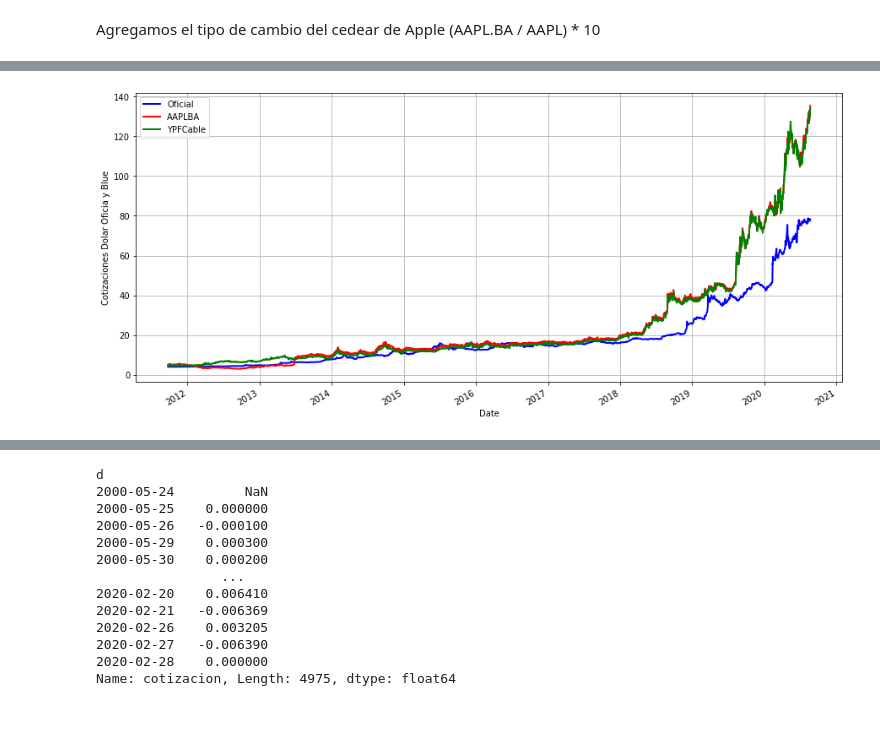
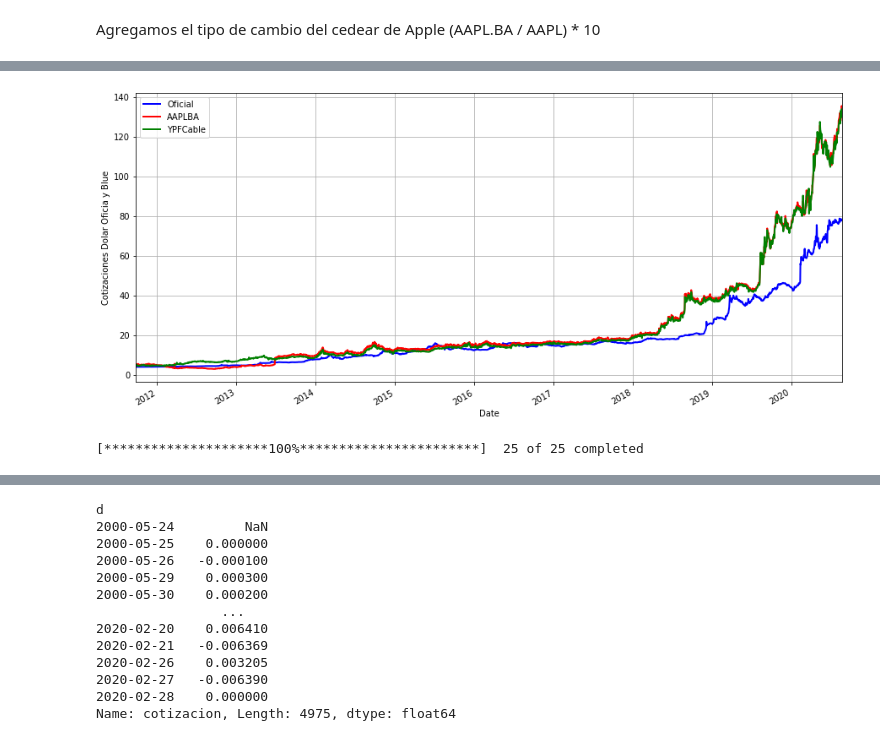
Before and after one commit to lorenzoreyes/Macroeconomic-Analysis, a Jupyter notebook: FPI Goldman Sach Argentina Blue.ipynb, the cells around one changed output, grey strips where cells are left out. Saved outputs shown, nothing was run; the diff lists cells and outputs as text; code cells hidden in the pictures.

```diff
--- a/FPI Goldman Sach Argentina Blue.ipynb
+++ b/FPI Goldman Sach Argentina Blue.ipynb
@@ -68,15 +68,39 @@ tipoapple.grid()
 # %%
-dolar2010 = dolar.cotizacion.tail(2298)
+dolar2010 = dolar.cotizacion.tail(2299)
 trescambios = pd.DataFrame(index=tcaapl.index)
 trescambios['AAPLBA'] = tcaapl.values
-trescambios['YPFCable'] = tcypf.tail(2298).values
+trescambios['YPFCable'] = tcypf.tail(2299).values
 trescambios['Oficial'] = dolar2010.values
 fig = plt.figure(figsize=(15,7))
 ax1 = fig.add_subplot(111, ylabel='Cotizaciones Dolar Oficia y Blue')
 trescambios.Oficial.plot(ax=ax1, color='b', lw=2., legend=True)
 trescambios.AAPLBA.plot(ax=ax1, color='r', lw=2., legend=True)
 trescambios.YPFCable.plot(ax=ax1, color='g', lw=2., legend=True)
 ax1.grid()
 plt.show()
 # %% [output]
-[figure, old version]
+[figure, new version]
+# %%
+data = yahoo.download(tickers="BMA BMA.BA CEPU CEPU.BA  CRESY CRES.BA "
+                              "EDN EDN.BA GGAL GGAL.BA IRS IRSA.BA LOMA LOMA.BA PAM "
+                              " PAMP.BA SUPV SUPV.BA TEO TECO2.BA TGS TGSU2.BA YPF YPFD.BA ARS=X", period="20y")['Adj Close'].fillna(method='ffill')
+BA = list(data.columns)
+ba = [B.replace('.BA','BA') for B in BA]
+data.columns = ba
+
+cable = pd.DataFrame(data=None)
+cable['BMA'] = (data.BMABA / data.BMA) * 10
+cable['CEPU'] = (data.CEPUBA / data.CEPU) * 10
+cable['CRES'] = (data.CRESBA / data.CRESY) * 10
+cable['EDN'] = (data.EDNBA / data.EDN) * 20
+cable['GGAL'] = (data.GGALBA / data.GGAL) * 10
+cable['IRSA'] = (data.IRSABA / data.IRS) * 10
+cable['LOMA'] = (data.LOMABA / data.LOMA) * 5
+cable['PAMP'] = (data.PAMPBA / data.PAM) * 25
+cable['SUPV'] = (data.SUPVBA / data.SUPV) * 5
+cable['TECO2'] = (data.TECO2BA / data.TEO) * 5
+cable['TGSU2'] = (data.TGSU2BA / data.TGS) * 5
+cable['YPF'] = (data.YPFDBA / data.YPF)
+c = cable.T.median()
+# %% [output]
+[*********************100%***********************]  25 of 25 completed
```
Also changed, not shown: parts of 20 cells of this notebook, 1 other file.
